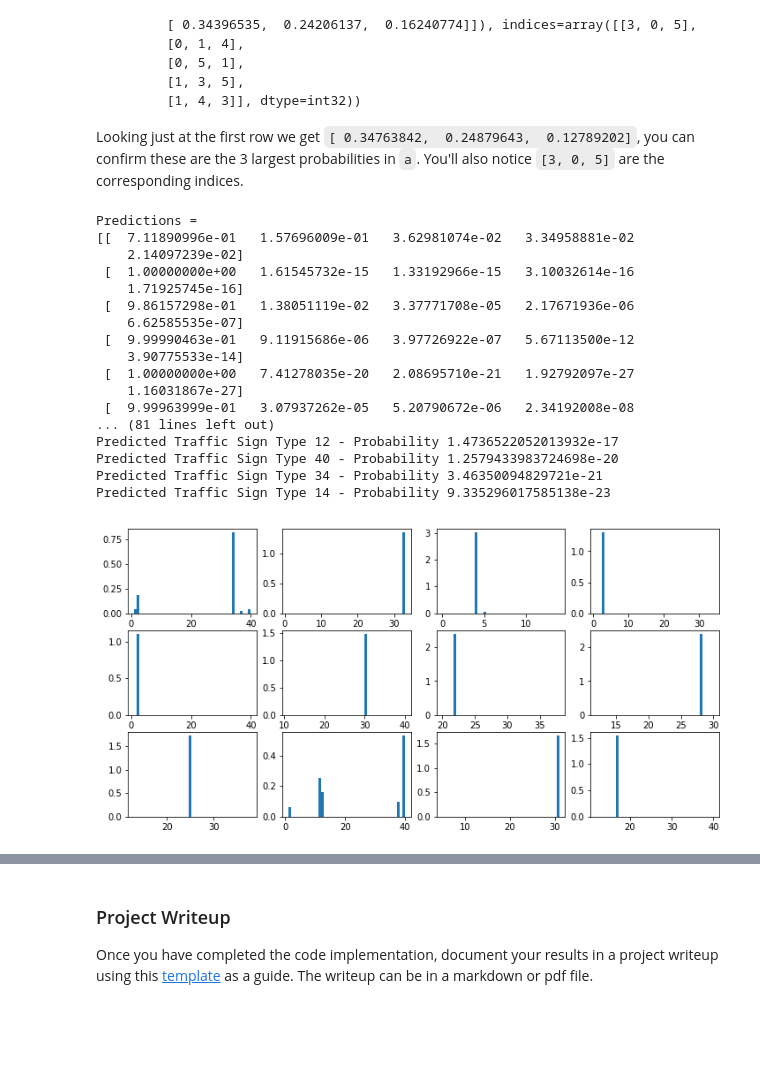
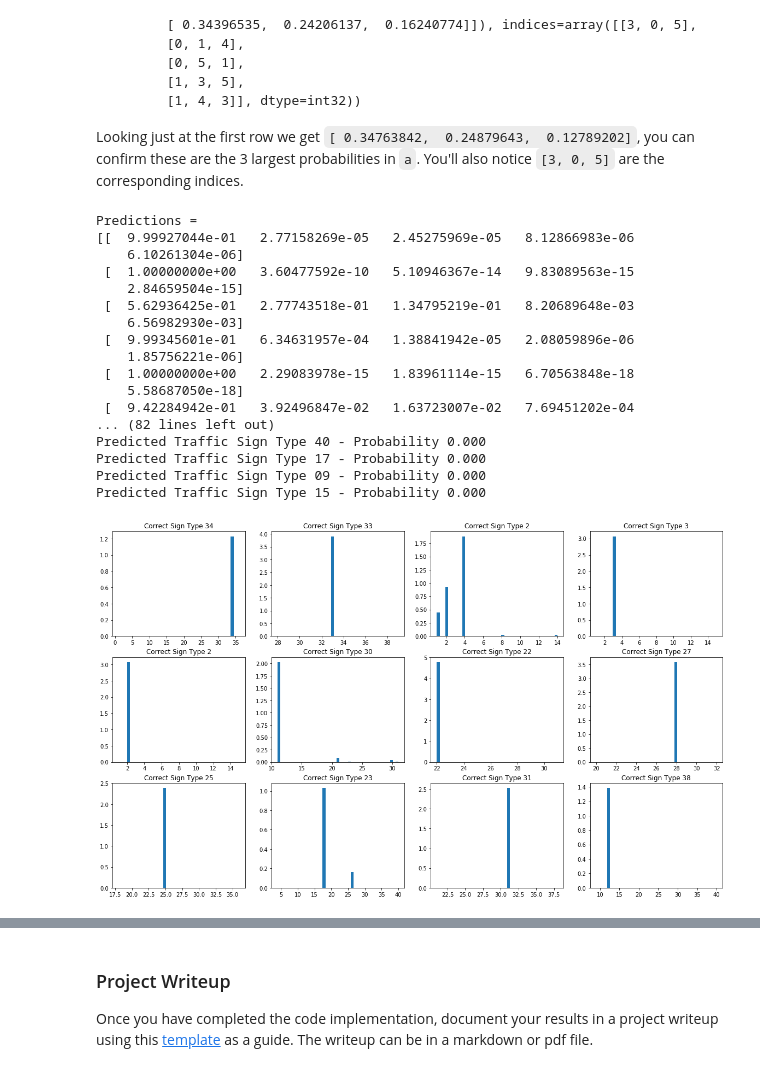
Before and after one commit to beylul/CarND-Traffic-Sign-Classifier-Project, a Jupyter notebook: Traffic_Sign_Classifier.ipynb, the cells around one changed output, grey strips where cells are left out. Drawn from its saved outputs; the diff is of its cells as text; code cells hidden in the pictures; blank space fills up the shorter version.

```diff
--- a/Traffic_Sign_Classifier.ipynb
+++ b/Traffic_Sign_Classifier.ipynb
@@ -438,7 +496,3 @@ names = [ 'test{}.jpg'.format(str(_)) for _ in range(1,13) ]
 labels = np.array([34,33,2,3,2,30,22,27,25,23,31,38])
 
 imgs = np.array([imread(os.path.join(TEST_IMAGE_FOLDER, name)) for name in names])
-# %%
-fig, axes = plt.subplots(3, 4, figsize=(12, 6))
-for ax, img in zip(axes.flat, imgs):
-    ax.imshow(img)
@@ -452,7 +508,6 @@ for ax, img in zip(axes.flat, imgs):
 ### Feel free to use as many code cells as needed.
 imgs = process_images(imgs)
 
-fig, axes = plt.subplots(3, 4, figsize=(12, 6))
-for ax, img in zip(axes.flat, imgs.reshape(-1,32,32)):
-    ax.imshow(img, cmap='gray')
+displayImagesInGrid(imgs.reshape(-1,image_shape[0],image_shape[1]),
+                    labels, "Processed New Test Images", grid=(3, 4), size=(12, 6))
 # %% [output]
@@ -460,9 +515,8 @@ for ax, img in zip(axes.flat, imgs.reshape(-1,32,32)):
 # %%
 with tf.Session() as sess:
-    saver.restore(sess, tf.train.latest_checkpoint(os.path.join(CHECKPOINT_OUTPUT)))
+    testnet2.saver.restore(sess, tf.train.latest_checkpoint(os.path.join(CHECKPOINT_PATH)))
 
-    predictions = predict(imgs)
-    #test_accuracy = evaluate(imgs, labels)
+    predictions = testnet2.predict(imgs)
     print("Labels      = {}".format(labels))
     print("Predictions = {}".format(predictions))
 # %% [output]
@@ -478,9 +532,8 @@ Predictions = [34 33  4  3  2 30 22 28 25 40 31 17]
 #print(accuracy)
 
 with tf.Session() as sess:
-    saver.restore(sess, tf.train.latest_checkpoint(os.path.join(CHECKPOINT_OUTPUT)))
+    testnet2.saver.restore(sess, tf.train.latest_checkpoint(os.path.join(CHECKPOINT_PATH)))
 
-    accuracy = evaluate(imgs, labels)
-    #test_accuracy = evaluate(imgs, labels)
+    accuracy = testnet2.evaluate(imgs, labels)
     print("Test Image Accuracy = {}".format(accuracy))
 # %% [output]
@@ -528,42 +581,37 @@ Looking just at the first row we get `[ 0.34763842,  0.24879643,  0.12789202]`,
 # %%
 ### Print out the top five softmax probabilities for the predictions on the German traffic sign images found on the web.
 ### Feel free to use as many code cells as needed.
 
 with tf.Session() as sess:
-    saver.restore(sess, tf.train.latest_checkpoint(os.path.join(CHECKPOINT_OUTPUT)))
+    testnet2.saver.restore(sess, tf.train.latest_checkpoint(os.path.join(CHECKPOINT_PATH)))
 
-    predictions = predict_topk(imgs, k=5)
-    #test_accuracy = evaluate(imgs, labels)
-    print("Predictions = \n{}".format(predictions.values))
-
-    #fig, axes = plt.subplots(3, 4, figsize=(12, 6))
-    #for ax, vals in zip(axes.flat, predictions.values):
-    #    ax.bar(range(len(vals)), vals)
-
-    fig, axes = plt.subplots(3, 4, figsize=(12, 6))
-    for ax, indxs, vals in zip(axes.flat, predictions.indices, predictions.values):
-        ax.hist(indxs, bins=n_classes, normed=True, weights=vals)
-
+    predictions = testnet2.predict_topk(imgs, k=5)
+    print("Predictions = \n{}\n".format(predictions.values))
     for i,(indxs, vals) in enumerate(zip(predictions.indices, predictions.values)):
         print("Image {}: Correct Traffic Sign Type {}".format(i+1,labels[i]))
         for indx, val in zip(indxs, vals):
-            print("Predicted Traffic Sign Type {} - Probability {}".format(indx,val))
+            print("Predicted Traffic Sign Type {:02d} - Probability {:02.3f}".format(indx,val))
+    print()
+    fig, axes = plt.subplots(3, 4, figsize=(20, 12))
+    for ax, indxs, vals, label in zip(axes.flat, predictions.indices, predictions.values, labels):
+        ax.hist(indxs, bins=n_classes, normed=True, weights=vals)
+        ax.set_title("Correct Sign Type {}".format(label))
 # %% [output]
 Predictions =
-[[  7.11890996e-01   1.57696009e-01   3.62981074e-02   3.34958881e-02
-    2.14097239e-02]
- [  1.00000000e+00   1.61545732e-15   1.33192966e-15   3.10032614e-16
-    1.71925745e-16]
- [  9.86157298e-01   1.38051119e-02   3.37771708e-05   2.17671936e-06
-    6.62585535e-07]
- [  9.99990463e-01   9.11915686e-06   3.97726922e-07   5.67113500e-12
-    3.90775533e-14]
- [  1.00000000e+00   7.41278035e-20   2.08695710e-21   1.92792097e-27
-    1.16031867e-27]
- [  9.99963999e-01   3.07937262e-05   5.20790672e-06   2.34192008e-08
-... (81 lines left out)
-Predicted Traffic Sign Type 12 - Probability 1.4736522052013932e-17
-Predicted Traffic Sign Type 40 - Probability 1.2579433983724698e-20
-Predicted Traffic Sign Type 34 - Probability 3.46350094829721e-21
-Predicted Traffic Sign Type 14 - Probability 9.335296017585138e-23
+[[  9.99927044e-01   2.77158269e-05   2.45275969e-05   8.12866983e-06
+    6.10261304e-06]
+ [  1.00000000e+00   3.60477592e-10   5.10946367e-14   9.83089563e-15
+    2.84659504e-15]
+ [  5.62936425e-01   2.77743518e-01   1.34795219e-01   8.20689648e-03
+    6.56982930e-03]
+ [  9.99345601e-01   6.34631957e-04   1.38841942e-05   2.08059896e-06
+    1.85756221e-06]
+ [  1.00000000e+00   2.29083978e-15   1.83961114e-15   6.70563848e-18
+    5.58687050e-18]
+ [  9.42284942e-01   3.92496847e-02   1.63723007e-02   7.69451202e-04
+... (82 lines left out)
+Predicted Traffic Sign Type 40 - Probability 0.000
+Predicted Traffic Sign Type 17 - Probability 0.000
+Predicted Traffic Sign Type 09 - Probability 0.000
+Predicted Traffic Sign Type 15 - Probability 0.000
-[figure, old version]
+[figure, new version]
```
Also changed, not shown: parts of 22 cells of this notebook.
